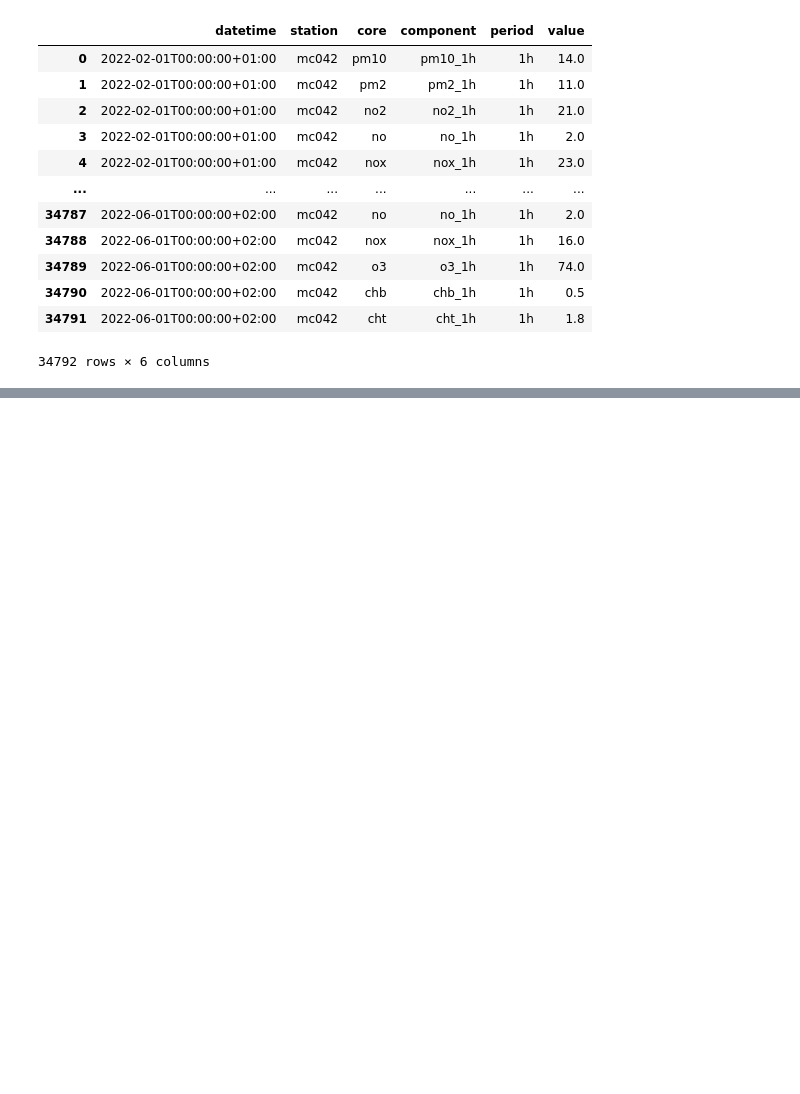
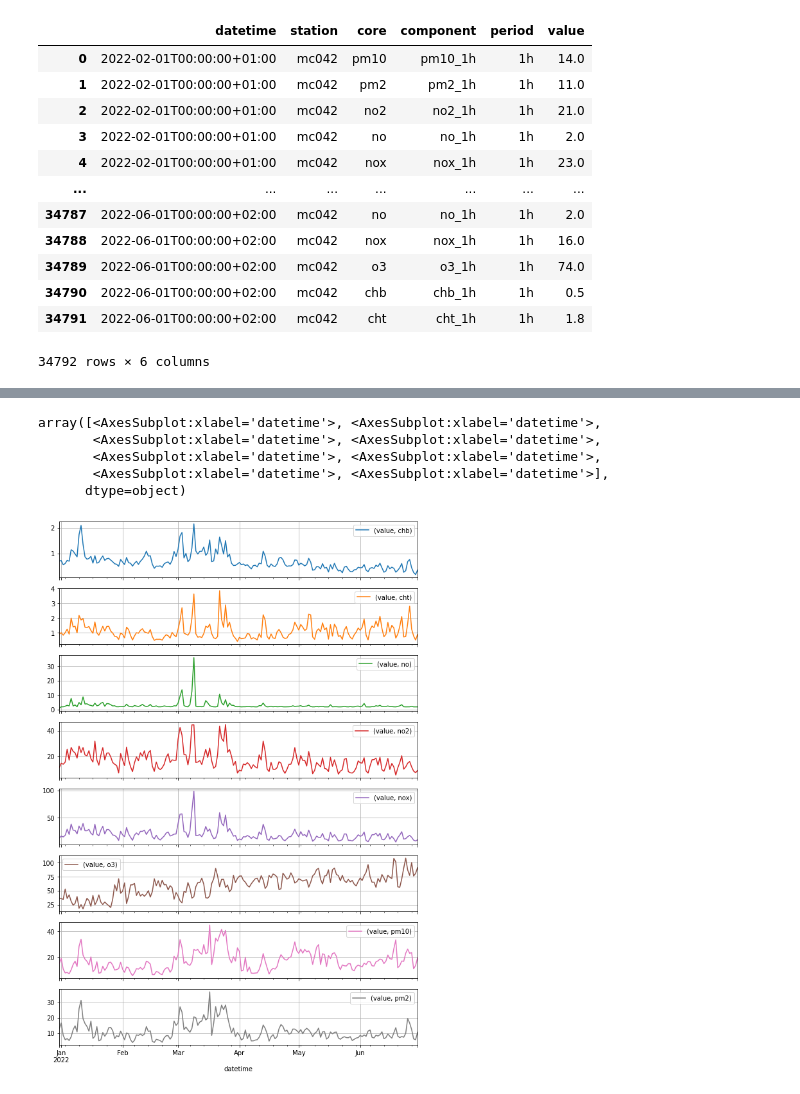
Before and after one commit to irahulcse/ARENA2036, a Jupyter notebook: WFS Traffic data.ipynb, the cells around one changed output, grey strips where cells are left out. Saved outputs shown, nothing was run; the diff lists cells and outputs as text; code cells hidden in the pictures; blank space fills up the shorter version.

```diff
--- a/WFS Traffic data.ipynb
+++ b/WFS Traffic data.ipynb
@@ -234,4 +220,4 @@ df = df.drop_duplicates(ignore_index=True)
 dfP = df.pivot (index="datetime", columns=["core"], values=["value"])
 dfP.index = pd.to_datetime(dfP.index, utc=True)  # convert Index => DateTimeIndex
 # %%
-dfP.resample ("1d").mean()
+dfEmission= dfP.resample ("1d").mean()
@@ -253,0 +224,9 @@ dfP.resample ("1d").mean()
+# %%
+dfEmission.plot (subplots=True, grid=True, figsize=(10, 15))
+# %% [output]
+array([<AxesSubplot:xlabel='datetime'>, <AxesSubplot:xlabel='datetime'>,
+       <AxesSubplot:xlabel='datetime'>, <AxesSubplot:xlabel='datetime'>,
+       <AxesSubplot:xlabel='datetime'>, <AxesSubplot:xlabel='datetime'>,
+       <AxesSubplot:xlabel='datetime'>, <AxesSubplot:xlabel='datetime'>],
+      dtype=object)
+[figure, added]
```
Also changed, not shown: parts of 3 cells of this notebook.
